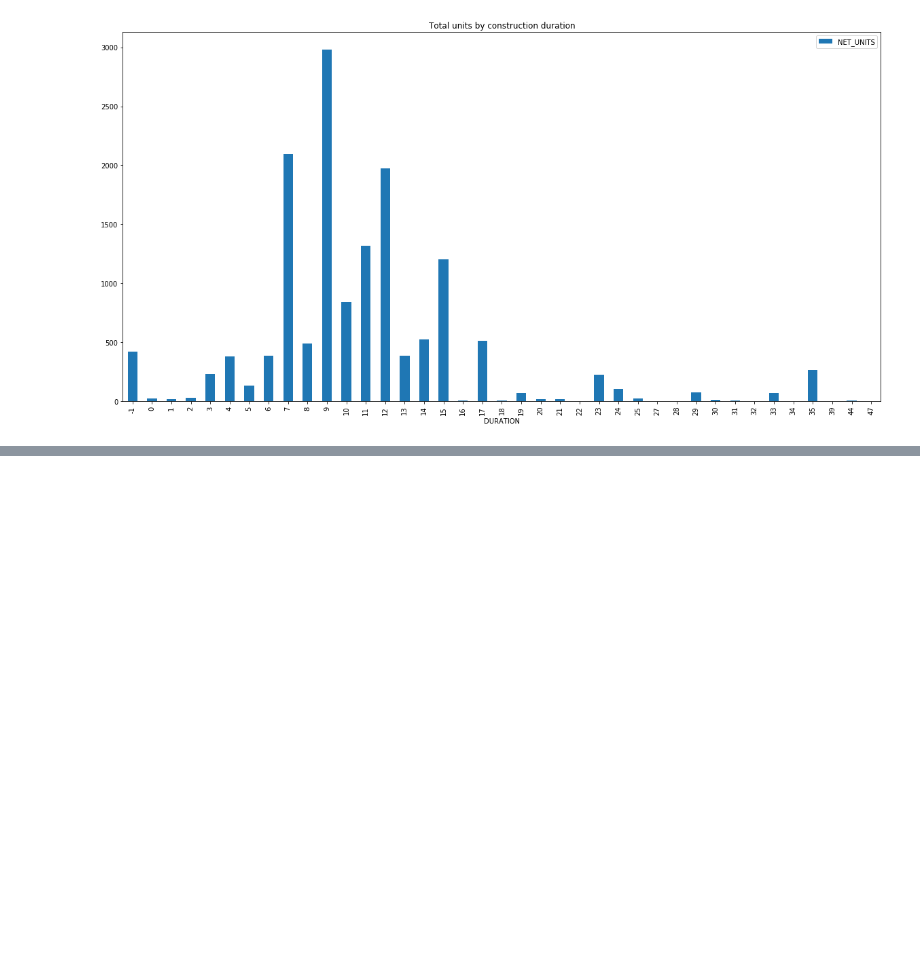
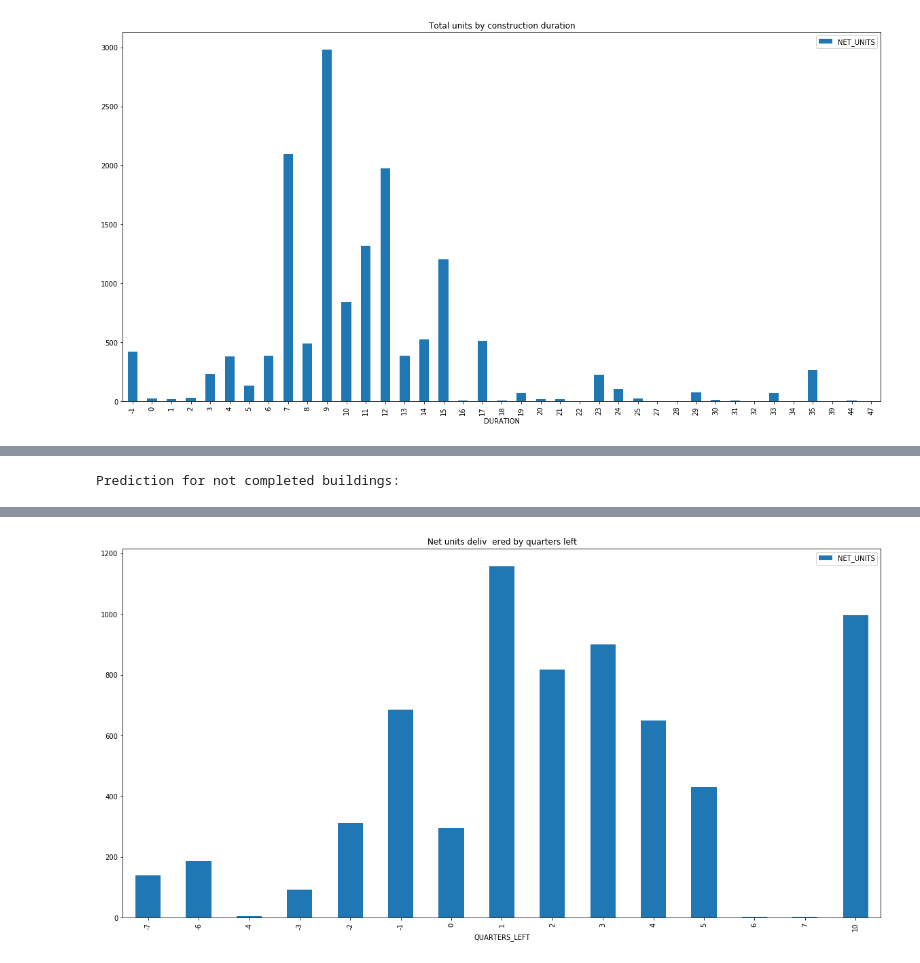
Before and after one commit to openland/statecraft-projects, a Jupyter notebook: housing_pipeline.ipynb, the cells around one changed output, grey strips where cells are left out. Cells and saved outputs as stored; diff of their text form; code cells hidden in the pictures; blank space fills up the shorter version.

```diff
--- a/housing_pipeline.ipynb
+++ b/housing_pipeline.ipynb
@@ -238,13 +238,14 @@ def predict_with_model(model):
                                            ).astype('int64')
     result['QUARTER_END_PREDICTED'] = ((result['PERMIT_DATE_QUARTER'] + result['DURATION_PREDICTED']) % 4 + 1).astype('int64')
 
-    prediction = result[columns_to_show + ['QUARTERS_LEFT']].sort_values(by=['NET_UNITS'],ascending=False).reset_index().drop_duplicates(subset=['PERMIT_ID'], keep="first")
+    prediction = result[columns_to_show + ['QUARTERS_LEFT']].sort_values(['YEAR_END_PREDICTED', 'NET_UNITS'], ascending=[True, False]).reset_index().drop_duplicates(subset=['PERMIT_ID'], keep="first")
     prediction.to_csv("data_complete/predictions.csv")
 
     grouped = prediction.sort_values(['NET_UNITS']).groupby(['QUARTERS_LEFT']).sum()
     grouped.plot(y = 'NET_UNITS', kind = "bar", figsize=(20,10), title="Net units deliv  ered by quarters left")
 
     display(prediction.head(30))
+    return prediction
 # %%
 # with random forest
 
@@ -300,0 +280,4 @@ Prediction for not completed buildings:
+# %%
+prediction = predict_with_model(model)
+# %% [output]
+Prediction for not completed buildings:
@@ -301,3 +301,4 @@ Prediction for not completed buildings:
+[figure, added]
 # %%
 columns_to_show = ['PERMIT_ID', 'NAMEADDR_', 'UNITS', 'NET_UNITS', 'PERMIT_DATE_YEAR', 'PERMIT_DATE_QUARTER', 'DURATION_PREDICTED',
                    'YEAR_END_PREDICTED', 'QUARTER_END_PREDICTED', 'COST']
```
Also changed, not shown: parts of 10 cells of this notebook, 2 other files.
